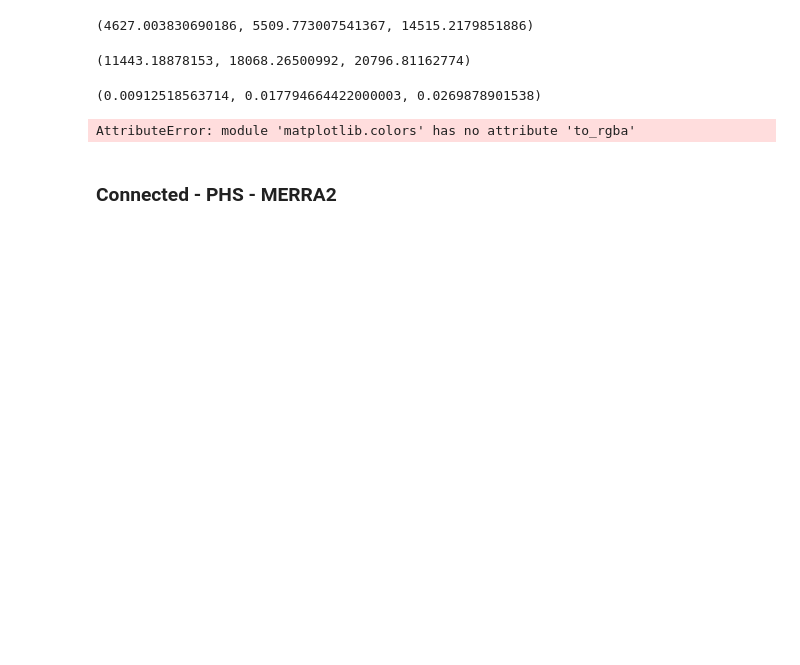
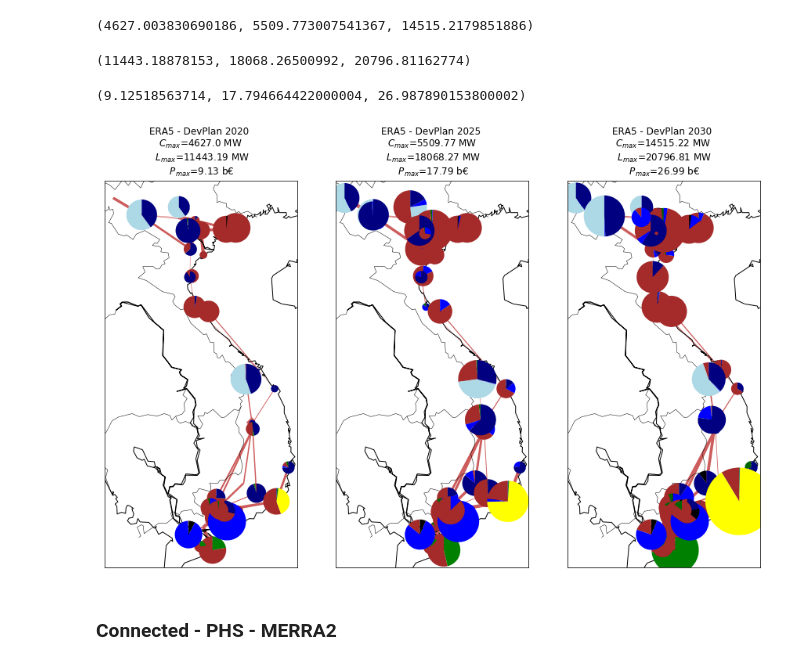
Before and after one commit to alexfias/ReVietSys, a Jupyter notebook: analysis.ipynb, the cells around one changed output. Saved outputs shown, nothing was run; the diff lists cells and outputs as text; code cells hidden in the pictures; blank space fills up the shorter version.

```diff
--- a/analysis.ipynb
+++ b/analysis.ipynb
@@ -157,42 +172,48 @@ INFO:pypsa.io:Imported network  has buses, carriers, generators, lines, loads, s
 INFO:pypsa.io:Imported network  has buses, carriers, generators, lines, loads, storage_units
 # %%
-plotcapas1.sum(level=0).max(), plotcapas2.sum(level=0).max(), plotcapas3.sum(level=0).max()
+c=(plotcapas1.sum(level=0).max(), plotcapas2.sum(level=0).max(), plotcapas3.sum(level=0).max())
+c
 # %% [output]
 (4627.003830690186, 5509.773007541367, 14515.2179851886)
 # %%
-plotlines1.sum(level=0).max(), plotlines2.sum(level=0).max(), plotlines3.sum(level=0).max()
+l=(plotlines1.sum(level=0).max(), plotlines2.sum(level=0).max(), plotlines3.sum(level=0).max())
+l
 # %% [output]
 (11443.18878153, 18068.26500992, 20796.81162774)
 # %%
-n1.objective/1e9, n2.objective/1e9, n3.objective/1e9
+p=(n1.objective/1e9*1e3, n2.objective/1e9*1e3, n3.objective/1e9*1e3)
+p
 # %% [output]
-(0.00912518563714, 0.017794664422000003, 0.0269878901538)
+(9.12518563714, 17.794664422000004, 26.987890153800002)
 # %%
 colors = dict(zip(['ocgt', 'wind', 'solar', 'hydro', 'hard coal', 'oil', 'bioenergy', 'nuclear', 'perpetuum', 'hydro ror'],
                   ['blue', 'green', 'yellow', 'navy', 'brown', 'black', 'darkgreen', 'lime', 'pink', 'lightblue']))
 
 bus_scale = 1e4
 link_scale = 1e3
 
 fig, [ax1, ax2, ax3] = plt.subplots(1,3, figsize=(15,15))
 n1.plot(bus_sizes=plotcapas1/bus_scale, bus_colors=colors, ax=ax1,
              line_widths={'Link':0.0, 'Line':plotlines1/link_scale},
              line_colors={'Link':'purple', 'Line':'indianred'},
-             title='ERA5 - DevPlan2020')
+             title='ERA5 - DevPlan 2020 \n' + \
+                   '$C_{max}$='+str(round(c[0], 2))+' MW \n $L_{max}$='+str(round(l[0], 2))+' MW \n $P_{max}$='+str(round(p[0], 2))+' b€')
 n2.plot(bus_sizes=plotcapas2/bus_scale, bus_colors=colors, ax=ax2,
              line_widths={'Link':0.0, 'Line':plotlines2/link_scale},
              line_colors={'Link':'purple', 'Line':'indianred'},
-             title='ERA5 - DevPlan2025')
+             title='ERA5 - DevPlan 2025 \n' + \
+                   '$C_{max}$='+str(round(c[1], 2))+' MW \n $L_{max}$='+str(round(l[1], 2))+' MW \n $P_{max}$='+str(round(p[1], 2))+' b€')
 n3.plot(bus_sizes=plotcapas3/bus_scale, bus_colors=colors, ax=ax3,
              line_widths={'Link':0.0, 'Line':plotlines3/link_scale},
              line_colors={'Link':'purple', 'Line':'indianred'},
-             title='ERA5 - DevPlan2030')
+             title='ERA5 - DevPlan 2030 \n' + \
+                   '$C_{max}$='+str(round(c[2], 2))+' MW \n $L_{max}$='+str(round(l[2], 2))+' MW \n $P_{max}$='+str(round(p[2], 2))+' b€')
 
 
-fig.savefig(filename='/home/vres/data/ReVietSys/fias-model_era5-data/plots/devplan_all.pdf',
+fig.savefig(fname='/home/vres/data/ReVietSys/fias-model_era5-data/plots/era5_devplan_all.pdf',
             bbox_inches='tight')
 # %% [output]
-AttributeError: module 'matplotlib.colors' has no attribute 'to_rgba'
+[figure, added]
 # %% [markdown]
 ### Connected - PHS - MERRA2
 # %%
```
Also changed, not shown: parts of 63 cells of this notebook.
